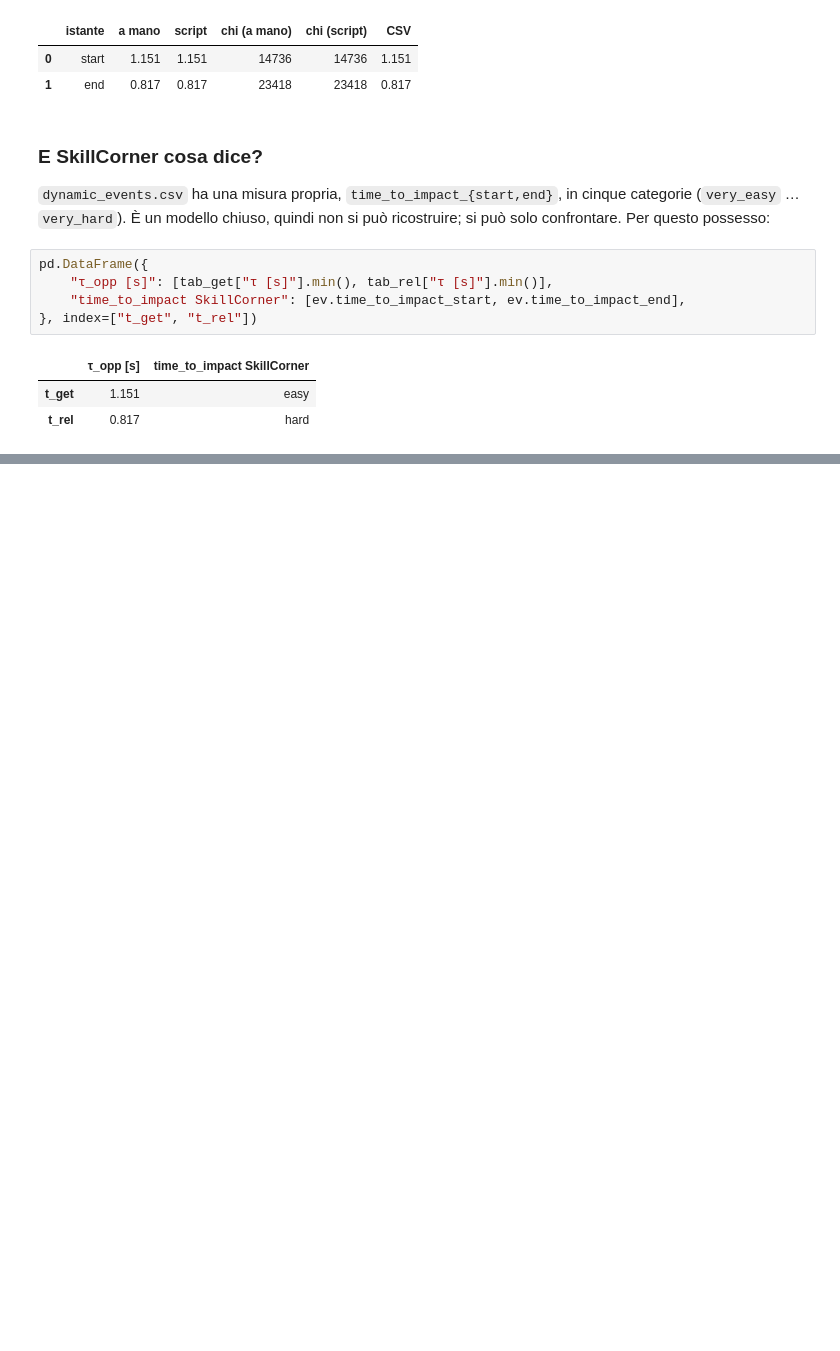
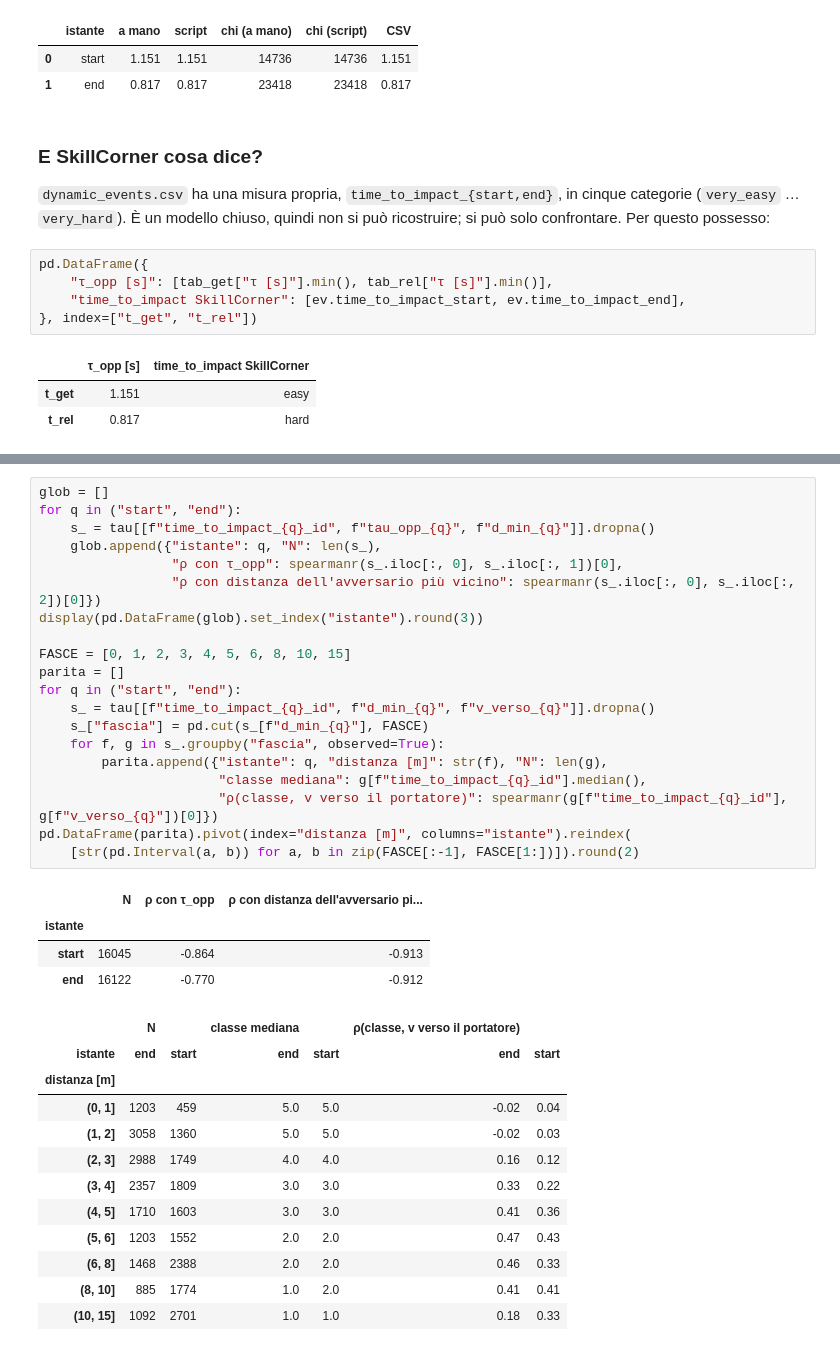
Before and after one commit to lollokomotiv/sport_code_repo, a Jupyter notebook: analytics_cup_project/explorations/03-calcolo-tau-opp.ipynb, the cells around one changed output, grey strips where cells are left out. Drawn from its saved outputs; the diff is of its cells as text; blank space fills up the shorter version.

```diff
--- a/analytics_cup_project/explorations/03-calcolo-tau-opp.ipynb
+++ b/analytics_cup_project/explorations/03-calcolo-tau-opp.ipynb
@@ -732,0 +929,37 @@ costruito su τ_opp.
+# %%
+glob = []
+for q in ("start", "end"):
+    s_ = tau[[f"time_to_impact_{q}_id", f"tau_opp_{q}", f"d_min_{q}"]].dropna()
+    glob.append({"istante": q, "N": len(s_),
+                 "ρ con τ_opp": spearmanr(s_.iloc[:, 0], s_.iloc[:, 1])[0],
+                 "ρ con distanza dell'avversario più vicino": spearmanr(s_.iloc[:, 0], s_.iloc[:, 2])[0]})
+display(pd.DataFrame(glob).set_index("istante").round(3))
+
+FASCE = [0, 1, 2, 3, 4, 5, 6, 8, 10, 15]
+parita = []
+for q in ("start", "end"):
+    s_ = tau[[f"time_to_impact_{q}_id", f"d_min_{q}", f"v_verso_{q}"]].dropna()
+    s_["fascia"] = pd.cut(s_[f"d_min_{q}"], FASCE)
+    for f, g in s_.groupby("fascia", observed=True):
+        parita.append({"istante": q, "distanza [m]": str(f), "N": len(g),
+                       "classe mediana": g[f"time_to_impact_{q}_id"].median(),
+                       "ρ(classe, v verso il portatore)": spearmanr(g[f"time_to_impact_{q}_id"], g[f"v_verso_{q}"])[0]})
+pd.DataFrame(parita).pivot(index="distanza [m]", columns="istante").reindex(
+    [str(pd.Interval(a, b)) for a, b in zip(FASCE[:-1], FASCE[1:])]).round(2)
+# %% [output]
+|  | N | ρ con τ_opp | ρ con distanza dell'avversario pi... |
+| istante |  |  |  |
+| start | 16045 | -0.864 | -0.913 |
+| end | 16122 | -0.770 | -0.912 |
+|  | N |  | classe mediana |  | ρ(classe, v verso il portatore) |  |
+| istante | end | start | end | start | end | start |
+| distanza [m] |  |  |  |  |  |  |
+| (0, 1] | 1203 | 459 | 5.0 | 5.0 | -0.02 | 0.04 |
+| (1, 2] | 3058 | 1360 | 5.0 | 5.0 | -0.02 | 0.03 |
+| (2, 3] | 2988 | 1749 | 4.0 | 4.0 | 0.16 | 0.12 |
+| (3, 4] | 2357 | 1809 | 3.0 | 3.0 | 0.33 | 0.22 |
+| (4, 5] | 1710 | 1603 | 3.0 | 3.0 | 0.41 | 0.36 |
+| (5, 6] | 1203 | 1552 | 2.0 | 2.0 | 0.47 | 0.43 |
+| (6, 8] | 1468 | 2388 | 2.0 | 2.0 | 0.46 | 0.33 |
+| (8, 10] | 885 | 1774 | 1.0 | 2.0 | 0.41 | 0.41 |
+| (10, 15] | 1092 | 2701 | 1.0 | 1.0 | 0.18 | 0.33 |
```
Also changed, not shown: parts of 16 cells of this notebook, 15 other files.
